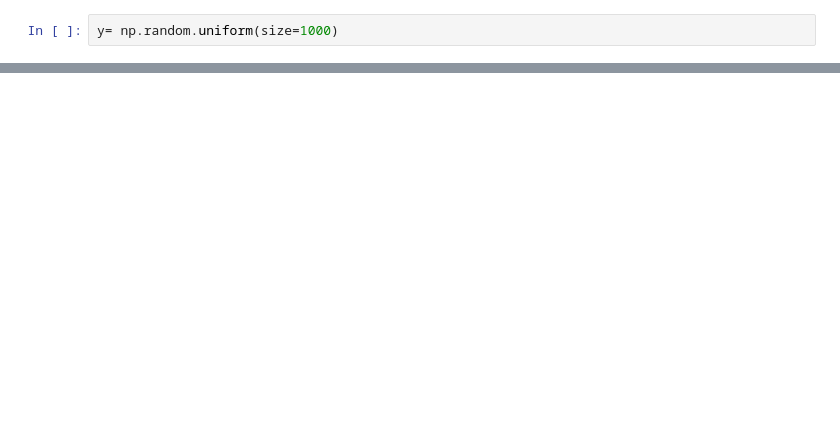
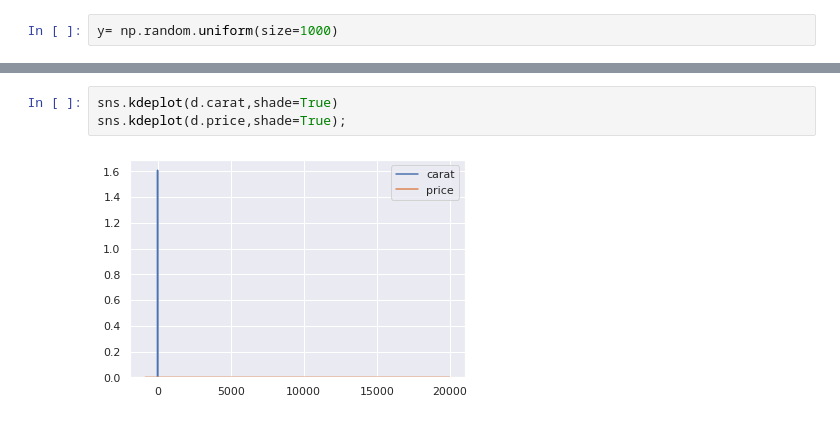
Before and after one commit to swami-gait/Foundations_of_datascience, a Jupyter notebook: FDS_WK11_DataViz.ipynb, the cells around one changed output, grey strips where cells are left out. Cells and saved outputs as stored; diff of their text form; blank space fills up the shorter version.

```diff
--- a/FDS_WK11_DataViz.ipynb
+++ b/FDS_WK11_DataViz.ipynb
@@ -335,0 +419,5 @@ sns.kdeplot(y,shade=True);
+# %%
+sns.kdeplot(d.carat,shade=True)
+sns.kdeplot(d.price,shade=True);
+# %% [output]
+[figure, added]
```
Also changed, not shown: parts of 37 cells of this notebook.
